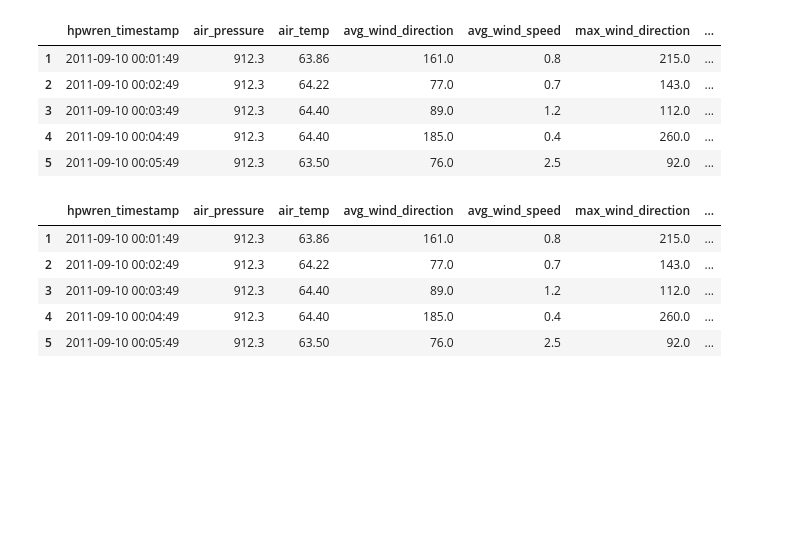
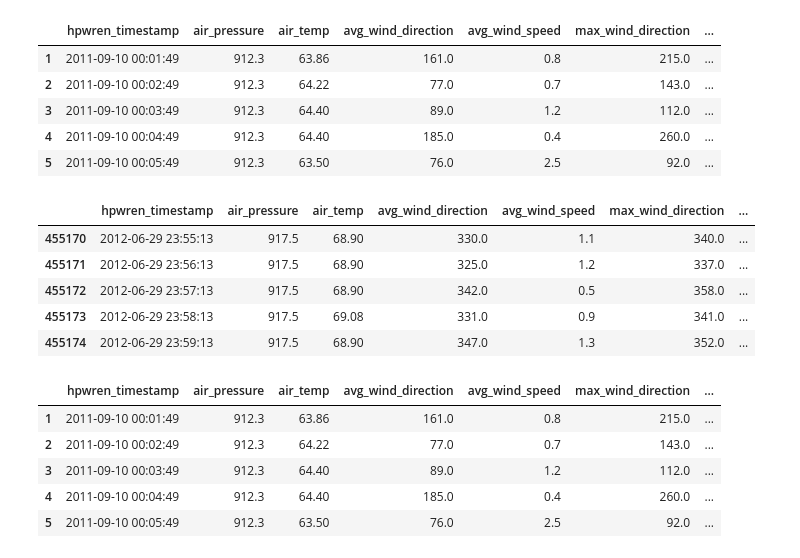
Before and after one commit to oscarm524/data_445_dummy, a Jupyter notebook: Exams/Exam2/Exam2.ipynb, the cells around one changed output. Saved outputs shown, nothing was run; the diff lists cells and outputs as text; code cells hidden in the pictures; blank space fills up the shorter version.

```diff
--- a/Exams/Exam2/Exam2.ipynb
+++ b/Exams/Exam2/Exam2.ipynb
@@ -72,6 +72,15 @@ weather.head()
 | 3 | 2011-09-10 00:03:49 | 912.3 | 64.40 | 89.0 | 1.2 | 112.0 | ... |
 | 4 | 2011-09-10 00:04:49 | 912.3 | 64.40 | 185.0 | 0.4 | 260.0 | ... |
 | 5 | 2011-09-10 00:05:49 | 912.3 | 63.50 | 76.0 | 2.5 | 92.0 | ... |
+# %%
+weather.tail()
+# %% [output]
+|  | hpwren_timestamp | air_pressure | air_temp | avg_wind_direction | avg_wind_speed | max_wind_direction | ... |
+| 455170 | 2012-06-29 23:55:13 | 917.5 | 68.90 | 330.0 | 1.1 | 340.0 | ... |
+| 455171 | 2012-06-29 23:56:13 | 917.5 | 68.90 | 325.0 | 1.2 | 337.0 | ... |
+| 455172 | 2012-06-29 23:57:13 | 917.5 | 68.90 | 342.0 | 0.5 | 358.0 | ... |
+| 455173 | 2012-06-29 23:58:13 | 917.5 | 69.08 | 331.0 | 0.9 | 341.0 | ... |
+| 455174 | 2012-06-29 23:59:13 | 917.5 | 68.90 | 347.0 | 1.3 | 352.0 | ... |
 # %%
 ## Transforming data to 0-1 scale
 scaler = MinMaxScaler()
```
Also changed, not shown: parts of 3 cells of this notebook.
